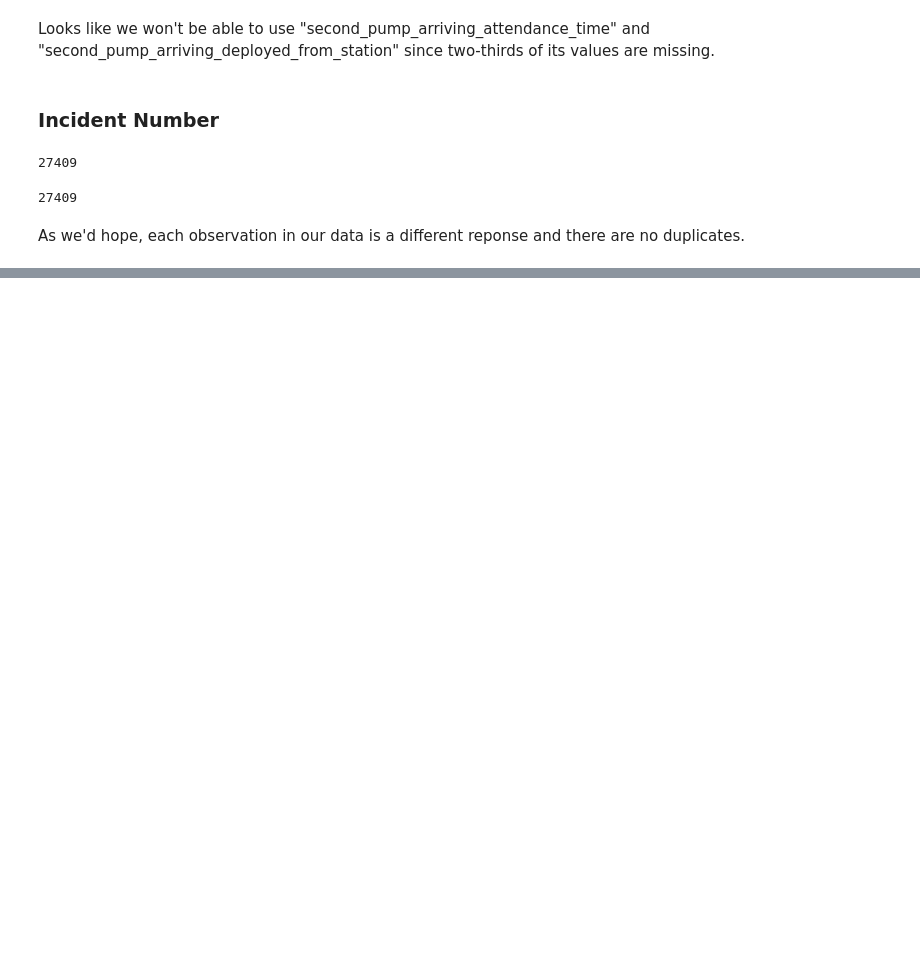
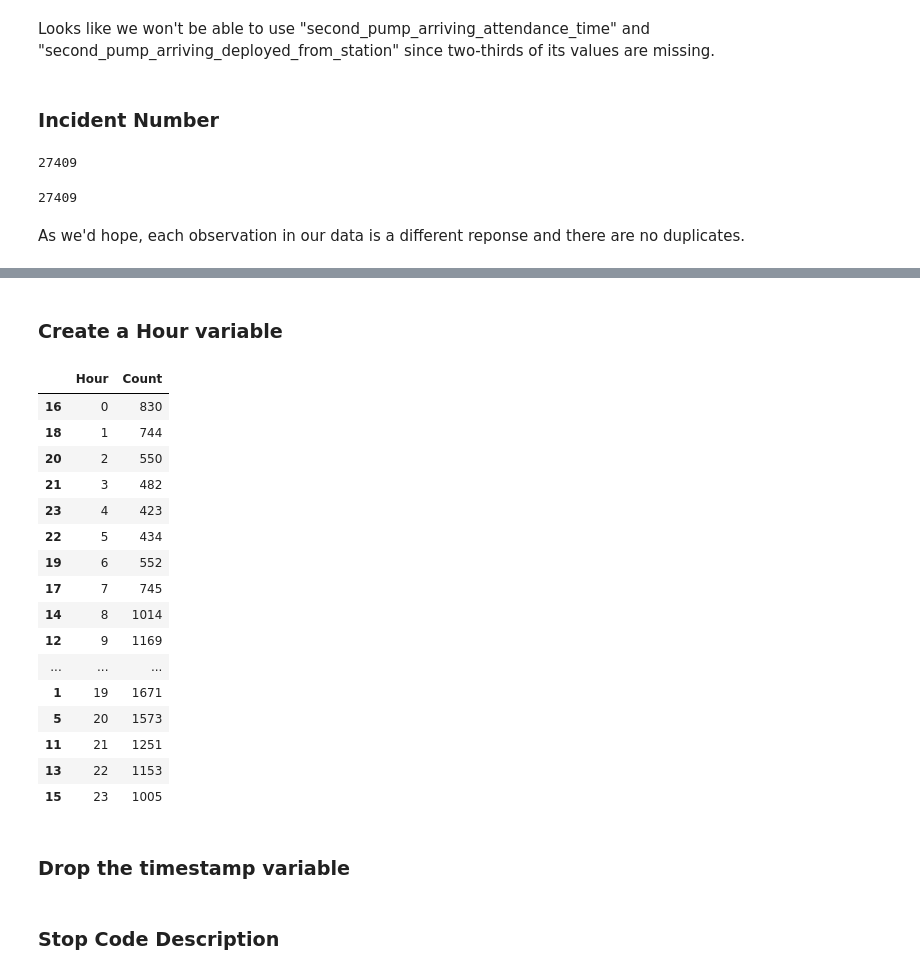
Before and after one commit to AustinYunker/London-Fire-Brigade, a Jupyter notebook: Data Cleaning.ipynb, the cells around one changed output, grey strips where cells are left out. Drawn from its saved outputs; the diff is of its cells as text; code cells hidden in the pictures; blank space fills up the shorter version.

Commit message:
Created Month and Hour variables and cleaned up property category

```diff
--- a/Data Cleaning.ipynb
+++ b/Data Cleaning.ipynb
@@ -101,3 +102,6 @@ print(london_test.shape)
 (4838, 16)
 # %% [markdown]
 # Clean the Data
+# %%
+#Change the objects variables to categorical
+london_train.loc[:, london_train.dtypes == "object"] = london_train.select_dtypes(["object"]).apply(lambda x: x.astype("category"))
@@ -141,0 +179,3 @@ As we'd hope, each observation in our data is a different reponse and there are
+# %%
+%%capture --no-stdout
+london_train["Month"] = london_train["timestamp_of_call"].dt.month
@@ -141,0 +190,27 @@ As we'd hope, each observation in our data is a different reponse and there are
+# %% [markdown]
+### Create a Hour variable
+# %%
+%%capture --no-stdout
+london_train["Hour"] = london_train["timestamp_of_call"].dt.hour
+# %%
+london_train["Hour"].value_counts().reset_index().rename(columns={"index":"Hour", "Hour":"Count"}).sort_values(by="Hour")
+# %% [output]
+|  | Hour | Count |
+| 16 | 0 | 830 |
+| 18 | 1 | 744 |
+| 20 | 2 | 550 |
+| 21 | 3 | 482 |
+| 23 | 4 | 423 |
+| 22 | 5 | 434 |
+| 19 | 6 | 552 |
+| 17 | 7 | 745 |
+| 14 | 8 | 1014 |
+| 12 | 9 | 1169 |
+| ... | ... | ... |
+| 1 | 19 | 1671 |
+| 5 | 20 | 1573 |
+| 11 | 21 | 1251 |
+| 13 | 22 | 1153 |
+| 15 | 23 | 1005 |
+# %% [markdown]
+### Drop the timestamp variable
@@ -141,0 +219,2 @@ As we'd hope, each observation in our data is a different reponse and there are
+# %% [markdown]
+### Stop Code Description
```
Also changed, not shown: parts of 18 cells of this notebook.
